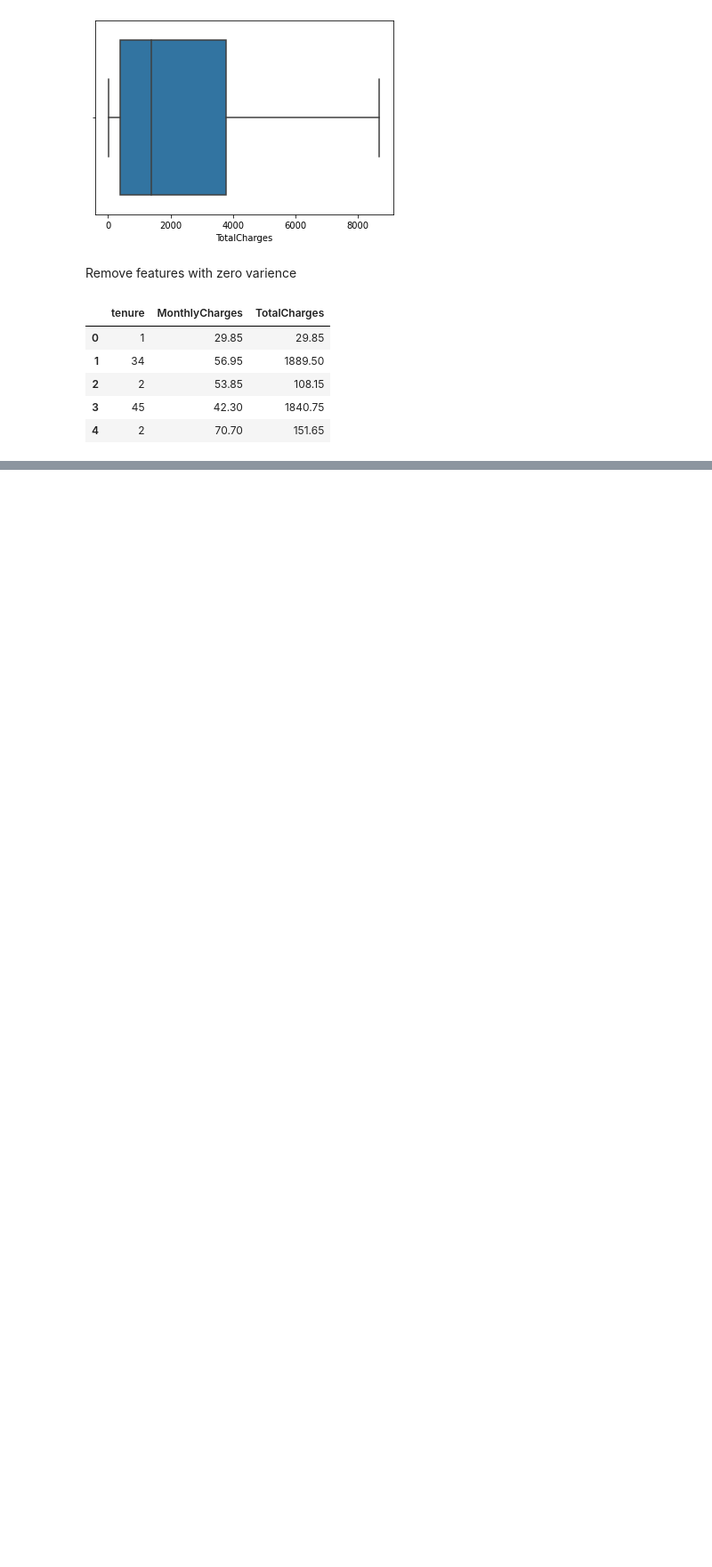
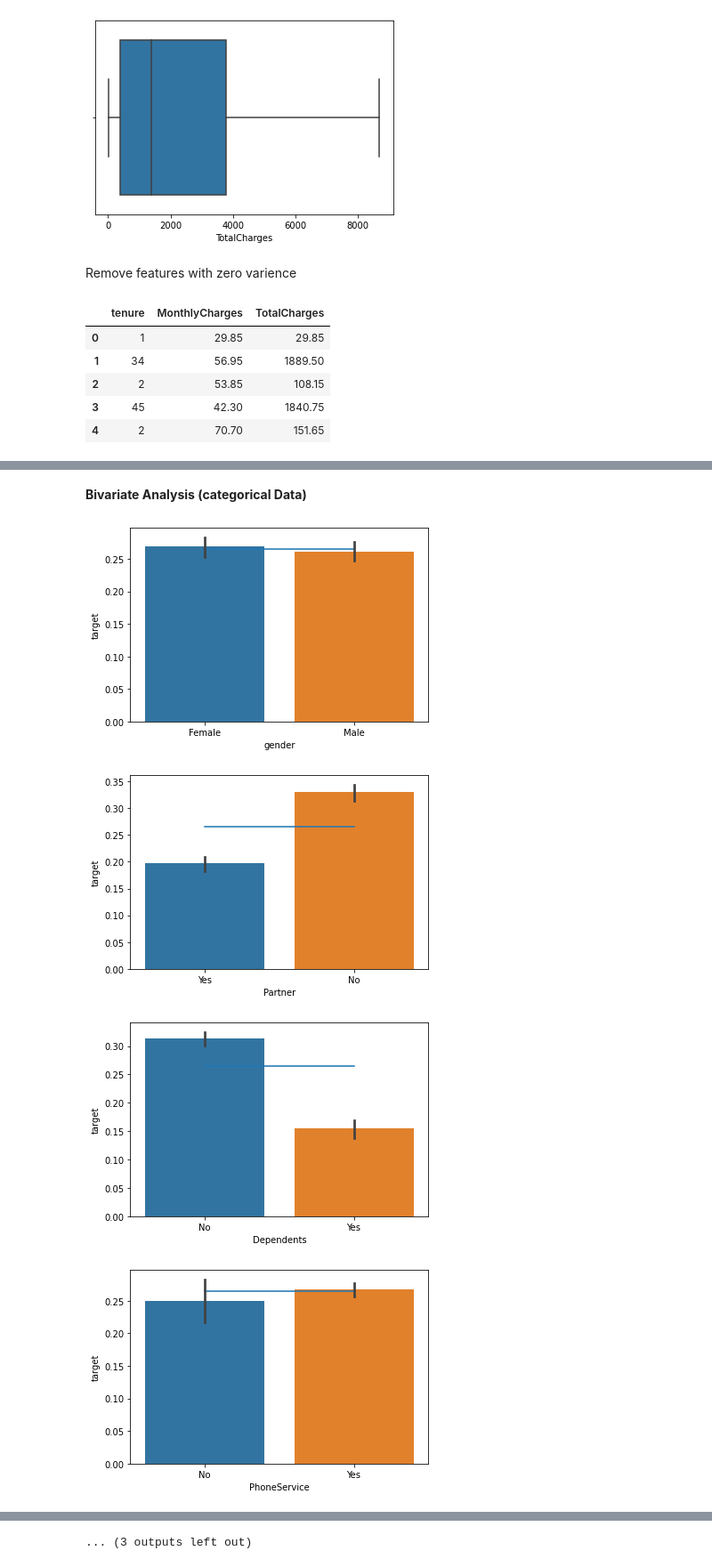
Before and after one commit to Aditk23/Telecom-Churn-Analysis, a Jupyter notebook: TelecomChurn.ipynb, the cells around one changed output, grey strips where cells are left out. Shown at 89% size. Saved outputs shown, nothing was run; the diff lists cells and outputs as text; code cells hidden in the pictures; blank space fills up the shorter version.

```diff
--- a/TelecomChurn.ipynb
+++ b/TelecomChurn.ipynb
@@ -178,0 +218,16 @@ num_1.head()
+# %% [markdown]
+**Bivariate Analysis (categorical Data)**
+# %%
+X_char_merged=pd.concat([y,cat],axis=1,join='inner')
+
+from numpy import mean
+for col in (cat.columns):
+    plt.figure()
+    sns.lineplot(x=col,y=X_char_merged['target'].mean(),data=X_char_merged)
+    sns.barplot(x=col, y="target",data=X_char_merged, estimator=mean )
+plt.show()
+# %% [output]
+[figure, added]
+[figure, added]
+[figure, added]
+[figure, added]
@@ -178,0 +242 @@ num_1.head()
+... (3 outputs left out)
```
Also changed, not shown: parts of 16 cells of this notebook.
